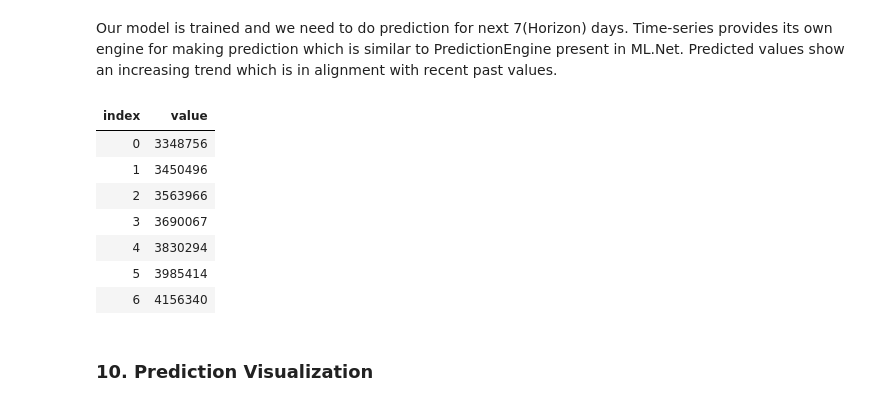
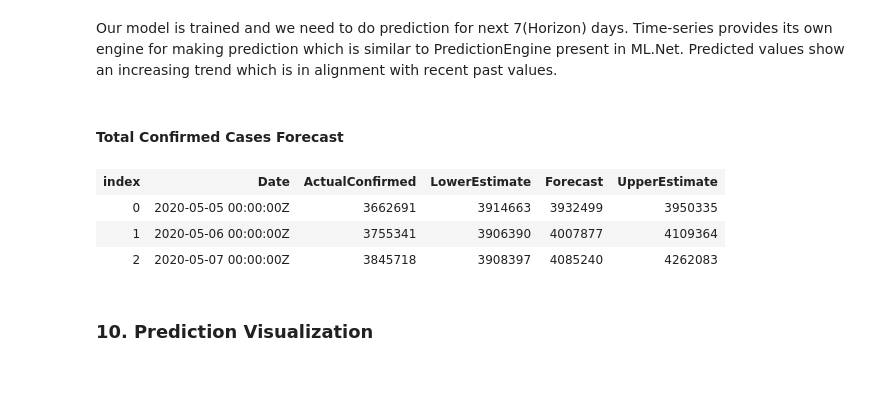
Before and after one commit to praveenraghuvanshi/covid-19, a Jupyter notebook: part-2/Part-2-COVID-19-mlnet-prediction.ipynb, the cells around one changed output. Drawn from its saved outputs; the diff is of its cells as text; code cells hidden in the pictures; blank space fills up the shorter version.

Commit message:
Fixed time series analysis

```diff
--- a/part-2/Part-2-COVID-19-mlnet-prediction.ipynb
+++ b/part-2/Part-2-COVID-19-mlnet-prediction.ipynb
@@ -314,16 +409,3 @@ var model = pipeline.Fit(data);
 # %% [markdown]
 Our model is trained and we need to do prediction for next 7(Horizon) days.
 Time-series provides its own engine for making prediction which is similar to PredictionEngine present in ML.Net. Predicted values show an increasing trend which is in alignment with recent past values.
-# %%
-var forecastingEngine = model.CreateTimeSeriesEngine<ConfirmedData, ConfirmedForecast>(context);
-var forecasts = forecastingEngine.Predict();
-display(forecasts.Forecast.Select(x => (int) x))
-# %% [output]
-| index | value |
-| 0 | 3348756 |
-| 1 | 3450496 |
-| 2 | 3563966 |
-| 3 | 3690067 |
-| 4 | 3830294 |
-| 5 | 3985414 |
-| 6 | 4156340 |
@@ -330,2 +414,45 @@ display(forecasts.Forecast.Select(x => (int) x))
+# %%
+var forecastOuputs = context.Data.CreateEnumerable<ConfirmedData>(testData, reuseRowObject: false)
+                .Take(HORIZON)
+                .Select((ConfirmedData confirmedData, int index) =>
+                {
+                    float lowerEstimate = Math.Max(0, forecasts.LowerBoundConfirmed[index]);
+                    float estimate = forecasts.Forecast[index];
+                    float upperEstimate = forecasts.UpperBoundConfirmed[index];
+
+                    return new ForecastOutput
+                    {
+                        ActualConfirmed = confirmedData.TotalConfirmed,
+                        Date = confirmedData.Date,
+                        Forecast = estimate,
+                        LowerEstimate = lowerEstimate,
+                        UpperEstimate = upperEstimate
+                    };
+                });
+
+PrimitiveDataFrameColumn<DateTime> forecastDates = new PrimitiveDataFrameColumn<DateTime>("Date"); // Default length is 0.
+PrimitiveDataFrameColumn<float> actualConfirmedCases = new PrimitiveDataFrameColumn<float>("ActualConfirmed"); // Makes a column of length 3. Filled with nulls initially
+PrimitiveDataFrameColumn<float> forecastCases = new PrimitiveDataFrameColumn<float>("Forecast"); // Makes a column of length 3. Filled with nulls initially
+PrimitiveDataFrameColumn<float> lowerEstimates = new PrimitiveDataFrameColumn<float>("LowerEstimate"); // Makes a column of length 3. Filled with nulls initially
+PrimitiveDataFrameColumn<float> upperEstimates = new PrimitiveDataFrameColumn<float>("UpperEstimate"); // Makes a column of length 3. Filled with nulls initially
+
+foreach (var output in forecastOuputs)
+{
+    forecastDates.Append(output.Date);
+    actualConfirmedCases.Append(output.ActualConfirmed);
+    forecastCases.Append(output.Forecast);
+    lowerEstimates.Append(output.LowerEstimate);
+    upperEstimates.Append(output.UpperEstimate);
+}
+
+display(h4("Total Confirmed Cases Forecast"));
+var forecastDataFrame = new DataFrame(forecastDates, actualConfirmedCases, lowerEstimates, forecastCases, upperEstimates);
+display(forecastDataFrame)
+# %% [output]
+Total Confirmed Cases Forecast
+| index | Date | ActualConfirmed | LowerEstimate | Forecast | UpperEstimate |
+| 0 | 2020-05-05 00:00:00Z | 3662691 | 3914663 | 3932499 | 3950335 |
+| 1 | 2020-05-06 00:00:00Z | 3755341 | 3906390 | 4007877 | 4109364 |
+| 2 | 2020-05-07 00:00:00Z | 3845718 | 3908397 | 4085240 | 4262083 |
 # %% [markdown]
 ### 10. Prediction Visualization
```
Also changed, not shown: parts of 18 cells of this notebook, 6 other files.
